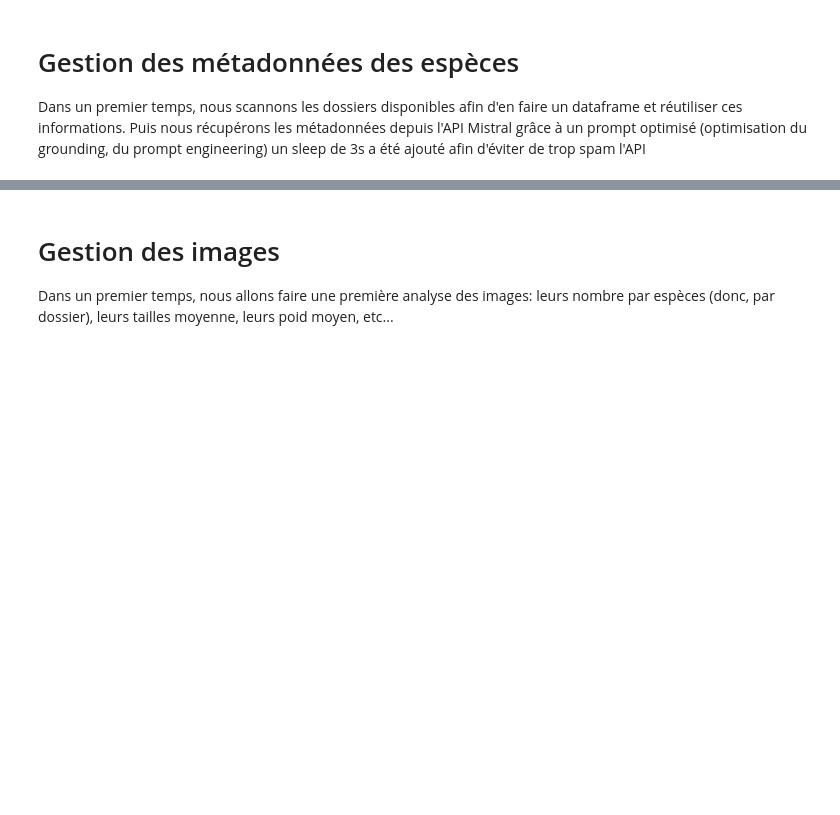
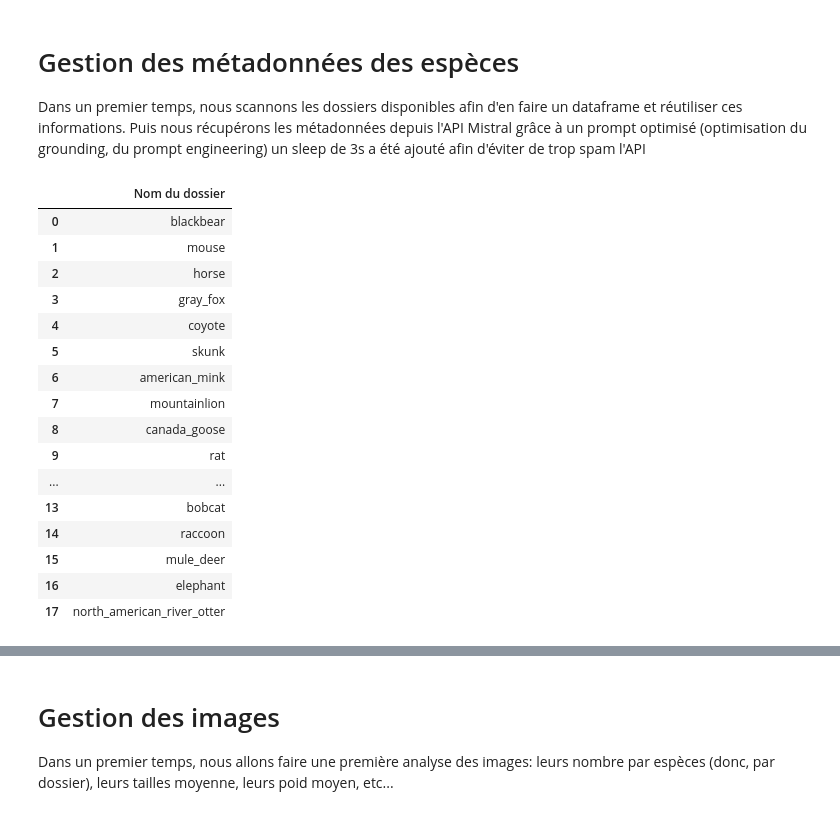
Before and after one commit to CedricSanchezGithub/ETL, a Jupyter notebook: notebook.ipynb, the cells around one changed output, grey strips where cells are left out. Drawn from its saved outputs; the diff is of its cells as text; code cells hidden in the pictures; blank space fills up the shorter version.

```diff
--- a/notebook.ipynb
+++ b/notebook.ipynb
@@ -25,13 +43,27 @@ spark = SparkSession.builder \
  Puis nous récupérons les métadonnées depuis l'API Mistral grâce à un prompt optimisé (optimisation du grounding, du prompt engineering)
  un sleep de 3s a été ajouté afin d'éviter de trop spam l'API
 # %%
-# Chargement des informations sur les espèces
-species_info_path = './data/csv/infos_especes.csv'
-species_info_df = spark.read.csv(species_info_path, sep=";",header=True, inferSchema=True)
-
 folder_all_animals = [d for d in os.listdir("data/OpenAnimalTracks/raw_imgs") if os.path.isdir(os.path.join("data/OpenAnimalTracks/raw_imgs", d))]
 df_all_animals = pd.DataFrame(folder_all_animals, columns=["Nom du dossier"])
 display(df_all_animals)
+# %% [output]
+|  | Nom du dossier |
+| 0 | blackbear |
+| 1 | mouse |
+| 2 | horse |
+| 3 | gray_fox |
+| 4 | coyote |
+| 5 | skunk |
+| 6 | american_mink |
+| 7 | mountainlion |
+| 8 | canada_goose |
+| 9 | rat |
+| ... | ... |
+| 13 | bobcat |
+| 14 | raccoon |
+| 15 | mule_deer |
+| 16 | elephant |
+| 17 | north_american_river_otter |
 # %%
 import time
 
```
Also changed, not shown: parts of 4 cells of this notebook, 4 other files.
